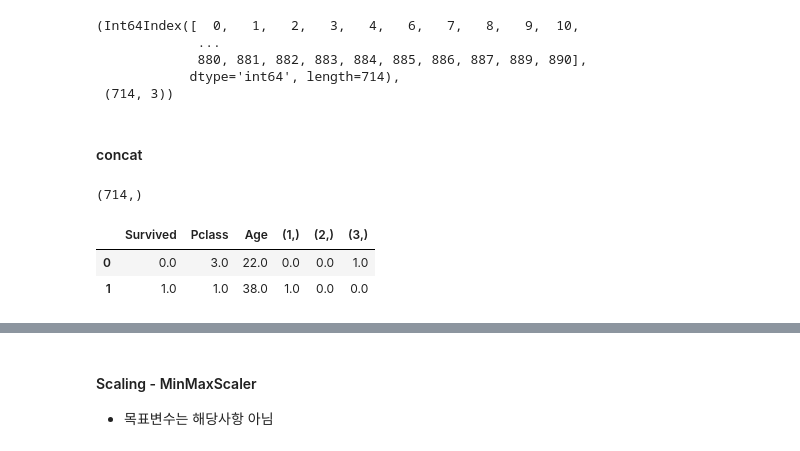
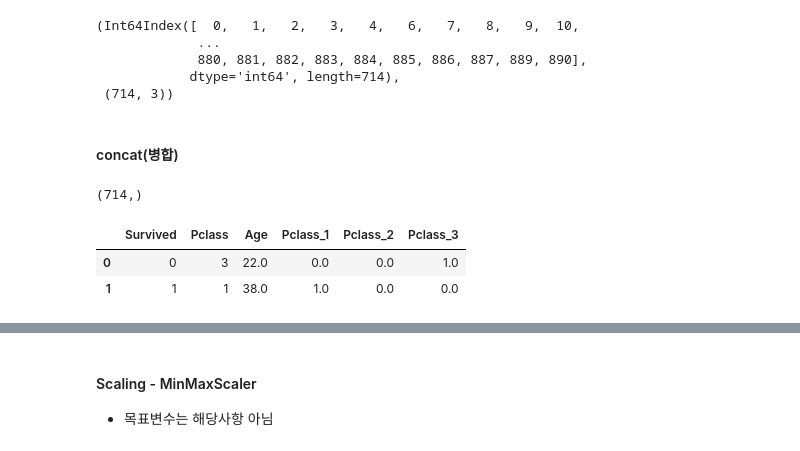
Before and after one commit to GabaeOh/study_AIs, a Jupyter notebook: codes/MLs/Classifications/TitanicFromDisaster_scaling_encoding.ipynb, the cells around one changed output, grey strips where cells are left out. Cells and saved outputs as stored; diff of their text form; code cells hidden in the pictures.

```diff
--- a/codes/MLs/Classifications/TitanicFromDisaster_scaling_encoding.ipynb
+++ b/codes/MLs/Classifications/TitanicFromDisaster_scaling_encoding.ipynb
@@ -72,7 +72,9 @@ df_TFD_extract_preprocess[['Pclass']][:3]
 | 1 | 1 |
 | 2 | 3 |
 # %%
-## DataFrame에 담기 위한 작업
-df_encoded_data = pd.DataFrame(data=encoded_data, columns=column_name)
+## 병합 위해 numpy array to DataFrame
+df_encoded_data = pd.DataFrame(data=encoded_data, columns=oneHotEncoder.get_feature_names_out(['Pclass']))
 df_encoded_data[:2]
+
+## columns=oneHotEncoder.get_feature_names_out(['Pclass'] 컬럼명을 Pclass로 임의로
 # %% [output]
@@ -94,7 +96,7 @@ df_TFD_extract_preprocess.index, df_TFD_extract_preprocess.shape
             dtype='int64', length=714),
  (714, 3))
 # %% [markdown]
-#### concat
+#### concat(병합)
 # %%
 df_TFD_extract_preprocess['Pclass'].shape
 # %% [output]
@@ -102,11 +104,11 @@ df_TFD_extract_preprocess['Pclass'].shape
 # %%
 # df_encoded_data = pd.get_dummies(df_TFD_extract_preprocess['Pclass'], prefix='Pclass')  ## prefix='Pclass' 컬럼명을 부여
 # %%
-df_TFD_extract_preprocess = pd.concat([df_TFD_extract_preprocess, df_encoded_data], axis=1)
+df_TFD_extract_preprocess = pd.concat([df_TFD_extract_preprocess.reset_index(drop=True), df_encoded_data.reset_index(drop=True)], axis=1)
 df_TFD_extract_preprocess[:2]
 # %% [output]
-|  | Survived | Pclass | Age | (1,) | (2,) | (3,) |
-| 0 | 0.0 | 3.0 | 22.0 | 0.0 | 0.0 | 1.0 |
-| 1 | 1.0 | 1.0 | 38.0 | 1.0 | 0.0 | 0.0 |
+|  | Survived | Pclass | Age | Pclass_1 | Pclass_2 | Pclass_3 |
+| 0 | 0 | 3 | 22.0 | 0.0 | 0.0 | 1.0 |
+| 1 | 1 | 1 | 38.0 | 1.0 | 0.0 | 0.0 |
 # %%
 ## 원래 df에 새로 생성한 df를 붙이는 과정
```
Also changed, not shown: parts of 30 cells of this notebook, 6 other files.
